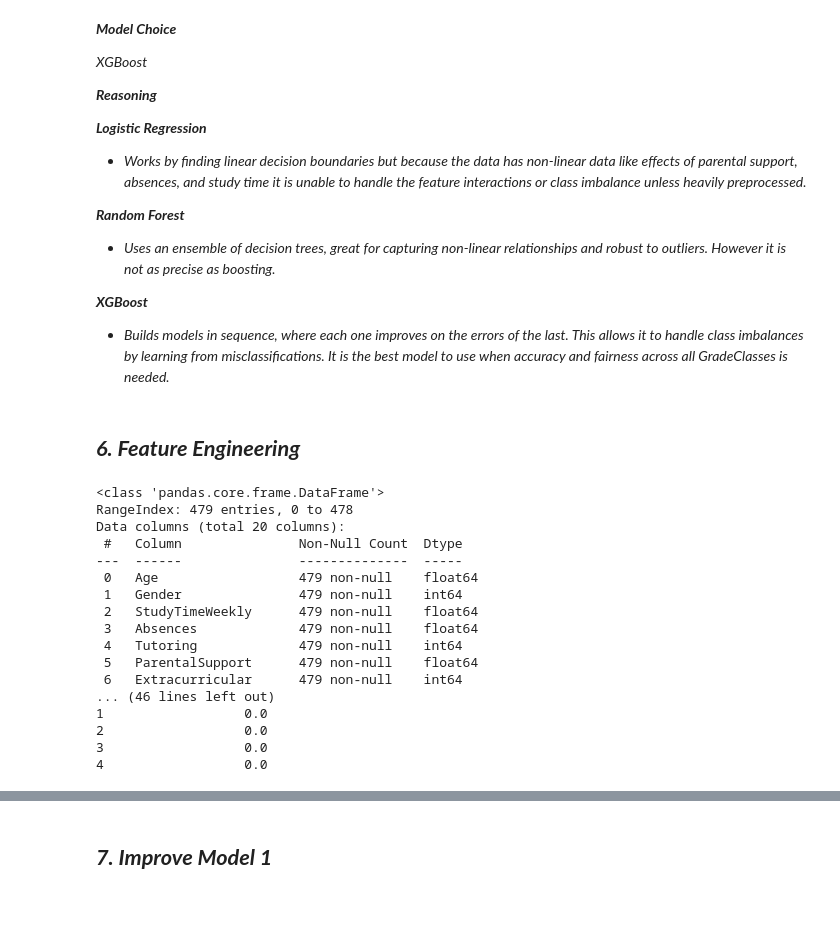
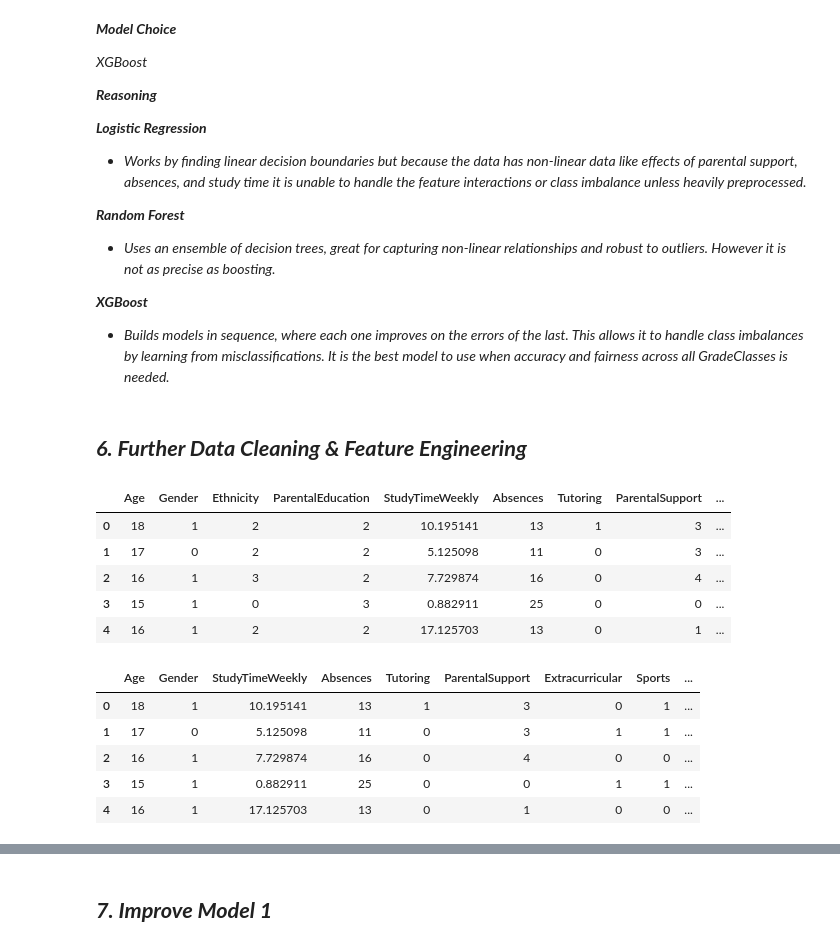
Before and after one commit to CountessOreo/Grade-Prediction-Tool, a Jupyter notebook: notebooks/Prepare_Data.ipynb, the cells around one changed output, grey strips where cells are left out. Cells and saved outputs as stored; diff of their text form; code cells hidden in the pictures; blank space fills up the shorter version.

Commit message:
Adjusted model

```diff
--- a/notebooks/Prepare_Data.ipynb
+++ b/notebooks/Prepare_Data.ipynb
@@ -2039,55 +2039,34 @@ weighted avg       0.68      0.70      0.68       479
 ***XGBoost***
 - *Builds models in sequence, where each one improves on the errors of the last. This allows it to handle class imbalances by learning from misclassifications. It is the best model to use when accuracy and fairness across all GradeClasses is needed.*
 # %% [markdown]
-## ***6. Feature Engineering***
+## ***6. Further Data Cleaning & Feature Engineering***
 # %%
-import pandas as pd
-from sklearn.model_selection import train_test_split
-from sklearn.preprocessing import StandardScaler, OneHotEncoder
-
 # Load the dataset
 df = pd.read_csv('test.csv')
 
 # 1. Handle Missing Values
 df.fillna(df.mean(), inplace=True)
-
-# 2. Encode Categorical Variables
-categorical_cols = ['Ethnicity', 'ParentalEducation']
-encoder = OneHotEncoder(sparse_output=False, handle_unknown='ignore')
-encoded_data = encoder.fit_transform(df[categorical_cols])
-encoded_df = pd.DataFrame(encoded_data, columns=encoder.get_feature_names_out(categorical_cols))
-df = pd.concat([df.reset_index(drop=True), encoded_df.reset_index(drop=True)], axis=1)
-df.drop(categorical_cols, axis=1, inplace=True)
-
-# 3. Scale Numeric Features
-numerical_cols = ['Age', 'StudyTimeWeekly', 'Absences', 'ParentalSupport']
-scaler = StandardScaler()
-df[numerical_cols] = scaler.fit_transform(df[numerical_cols])
-
-# 4. Remove Multicollinearity
-correlation_matrix = df.corr().abs()
-upper = correlation_matrix.where(np.triu(np.ones(correlation_matrix.shape), k=1).astype(bool))
-to_drop = [column for column in upper.columns if any(upper[column] > 0.9)]
-df.drop(to_drop, axis=1, inplace=True)
-
-# Display the processed DataFrame info
-print(df.info())
-print(df.head())
+df.head()
 # %% [output]
-<class 'pandas.core.frame.DataFrame'>
-RangeIndex: 479 entries, 0 to 478
-Data columns (total 20 columns):
- #   Column               Non-Null Count  Dtype
----  ------               --------------  -----
- 0   Age                  479 non-null    float64
- 1   Gender               479 non-null    int64
- 2   StudyTimeWeekly      479 non-null    float64
- 3   Absences             479 non-null    float64
- 4   Tutoring             479 non-null    int64
- 5   ParentalSupport      479 non-null    float64
- 6   Extracurricular      479 non-null    int64
-... (46 lines left out)
-1                  0.0
-2                  0.0
-3                  0.0
-4                  0.0
+|  | Age | Gender | Ethnicity | ParentalEducation | StudyTimeWeekly | Absences | Tutoring | ParentalSupport | ... |
+| 0 | 18 | 1 | 2 | 2 | 10.195141 | 13 | 1 | 3 | ... |
+| 1 | 17 | 0 | 2 | 2 | 5.125098 | 11 | 0 | 3 | ... |
+| 2 | 16 | 1 | 3 | 2 | 7.729874 | 16 | 0 | 4 | ... |
+| 3 | 15 | 1 | 0 | 3 | 0.882911 | 25 | 0 | 0 | ... |
+| 4 | 16 | 1 | 2 | 2 | 17.125703 | 13 | 0 | 1 | ... |
+# %%
+# 2. Encode Categorical Variables
+categorical_cols = ['Ethnicity', 'ParentalEducation']
+encoder = OneHotEncoder(sparse_output=False, handle_unknown='ignore')
+encoded_data = encoder.fit_transform(df[categorical_cols])
+encoded_df = pd.DataFrame(encoded_data, columns=encoder.get_feature_names_out(categorical_cols))
+df = pd.concat([df.reset_index(drop=True), encoded_df.reset_index(drop=True)], axis=1)
+df.drop(categorical_cols, axis=1, inplace=True)
+df.head()
+# %% [output]
+|  | Age | Gender | StudyTimeWeekly | Absences | Tutoring | ParentalSupport | Extracurricular | Sports | ... |
+| 0 | 18 | 1 | 10.195141 | 13 | 1 | 3 | 0 | 1 | ... |
+| 1 | 17 | 0 | 5.125098 | 11 | 0 | 3 | 1 | 1 | ... |
+| 2 | 16 | 1 | 7.729874 | 16 | 0 | 4 | 0 | 0 | ... |
+| 3 | 15 | 1 | 0.882911 | 25 | 0 | 0 | 1 | 1 | ... |
+| 4 | 16 | 1 | 17.125703 | 13 | 0 | 1 | 0 | 0 | ... |
```
Also changed, not shown: parts of 11 cells of this notebook, 1 other file.
